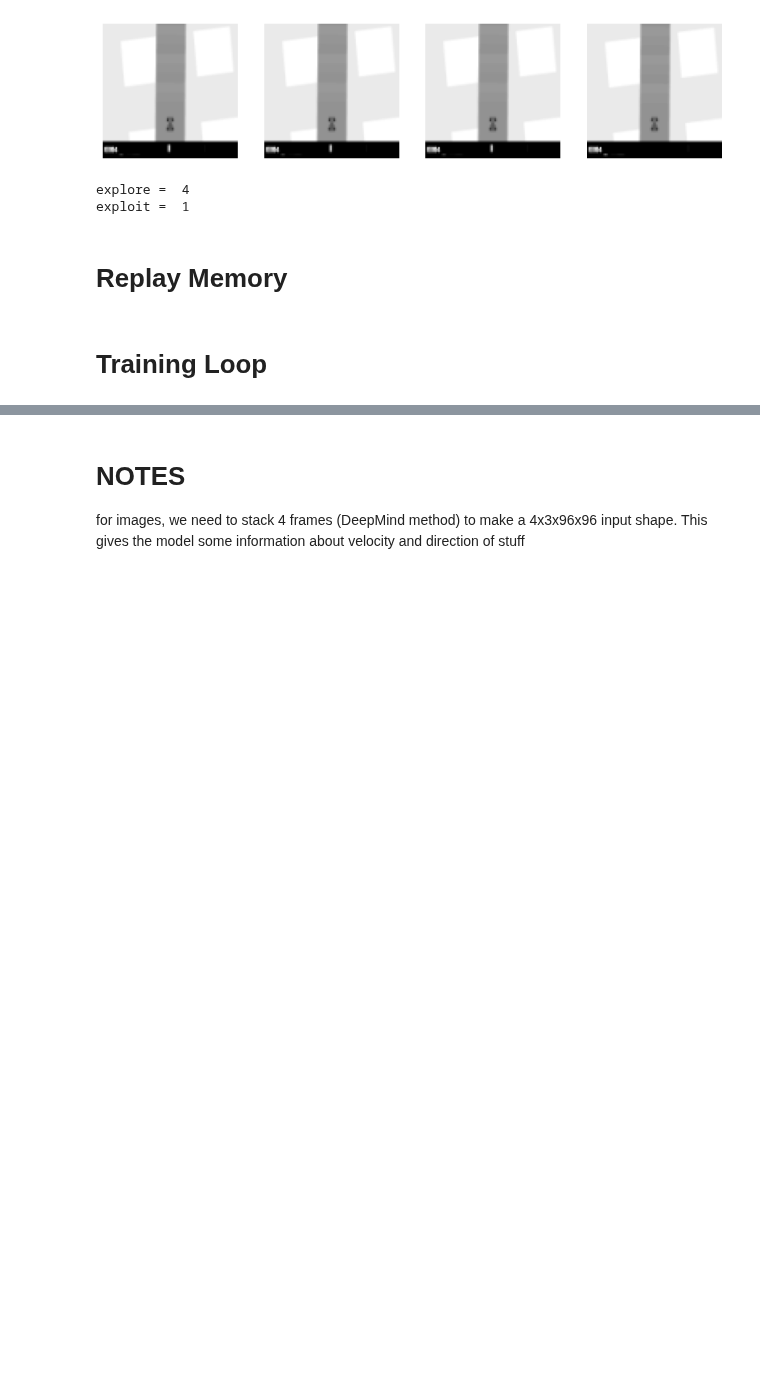
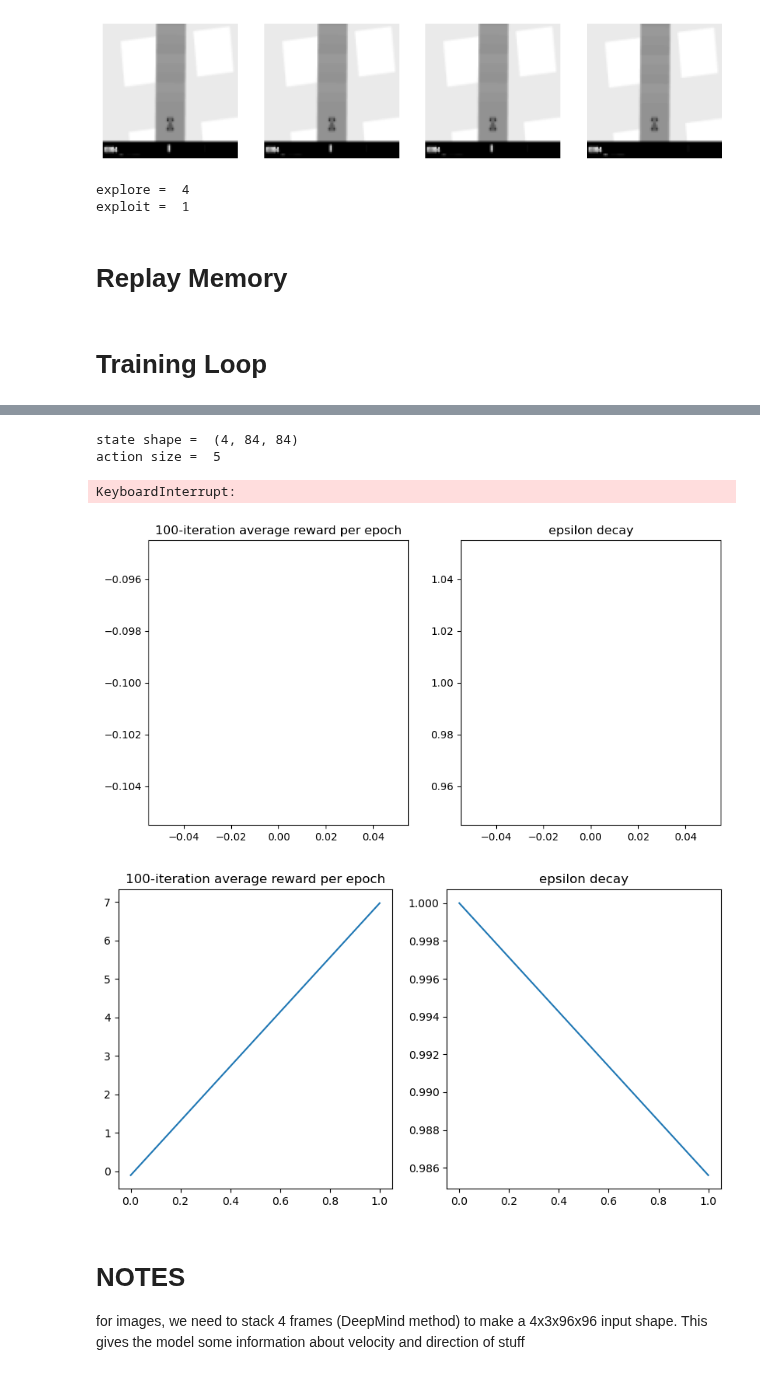
Before and after one commit to jameskn30/NLP_RNN, a Jupyter notebook: Reinforcement Learning/dqn/car_racing.ipynb, the cells around one changed output, grey strips where cells are left out. Cells and saved outputs as stored; diff of their text form; code cells hidden in the pictures; blank space fills up the shorter version.

```diff
--- a/Reinforcement Learning/dqn/car_racing.ipynb
+++ b/Reinforcement Learning/dqn/car_racing.ipynb
@@ -97,7 +97,7 @@ def _default_process_fn(img):
     img = cv2.cvtColor(img, cv2.COLOR_RGB2GRAY) / 255.0
     return img
 
-env = gym.make('CarRacing-v2')
+env = gym.make('CarRacing-v2', render_mode = 'human')
 obs, info = env.reset()
 state, info = env.reset()
 
@@ -262,7 +262,7 @@ torch.Size([32, 5])
 # %%
 #  Put them all together
 
-base_env = gym.make('CarRacing-v2', continuous=False)
+base_env = gym.make('CarRacing-v2', render_mode = 'human', continuous=False)
 env = RacingCarEnvWrapper(base_env)
 
 state, info = env.reset()
@@ -615,3 +620,11 @@ tunev2(DEVICE)
+# %%
+tunev2(DEVICE, min_ep = 0.1, max_ep = 1.0, decay_ep=0.999855, max_steps=int(2e5))
+# %% [output]
+state shape =  (4, 84, 84)
+action size =  5
+KeyboardInterrupt:
+[figure, added]
+[figure, added]
 # %% [markdown]
 # NOTES
 
```
Also changed, not shown: parts of 5 cells of this notebook.
